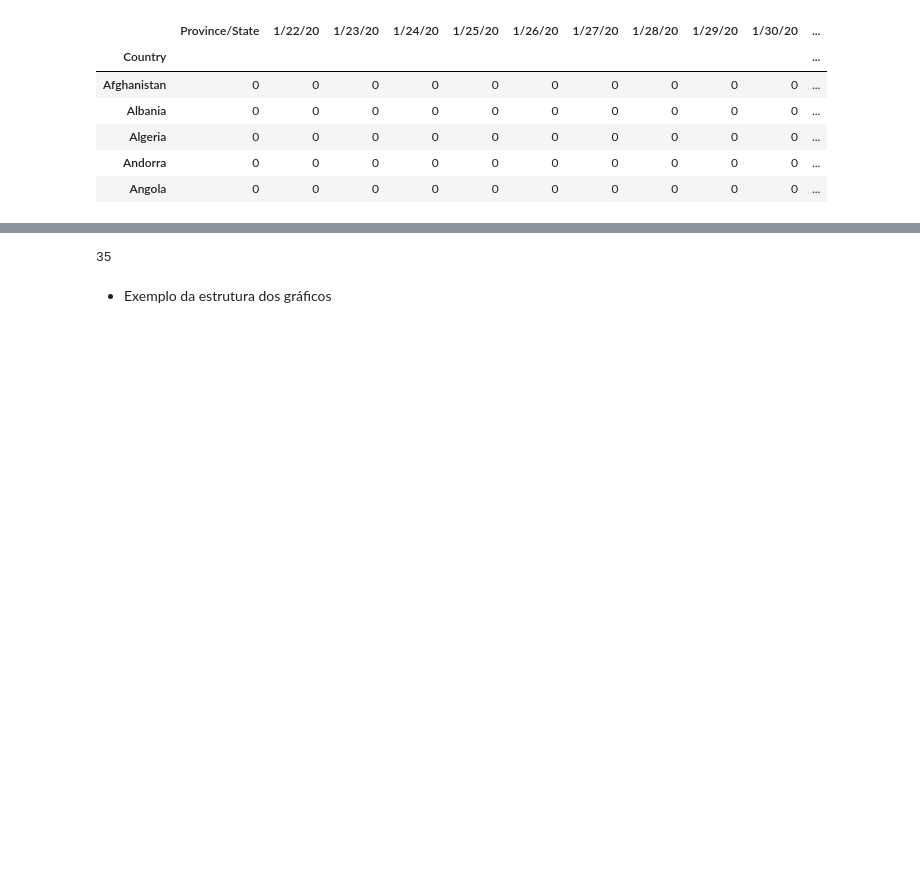
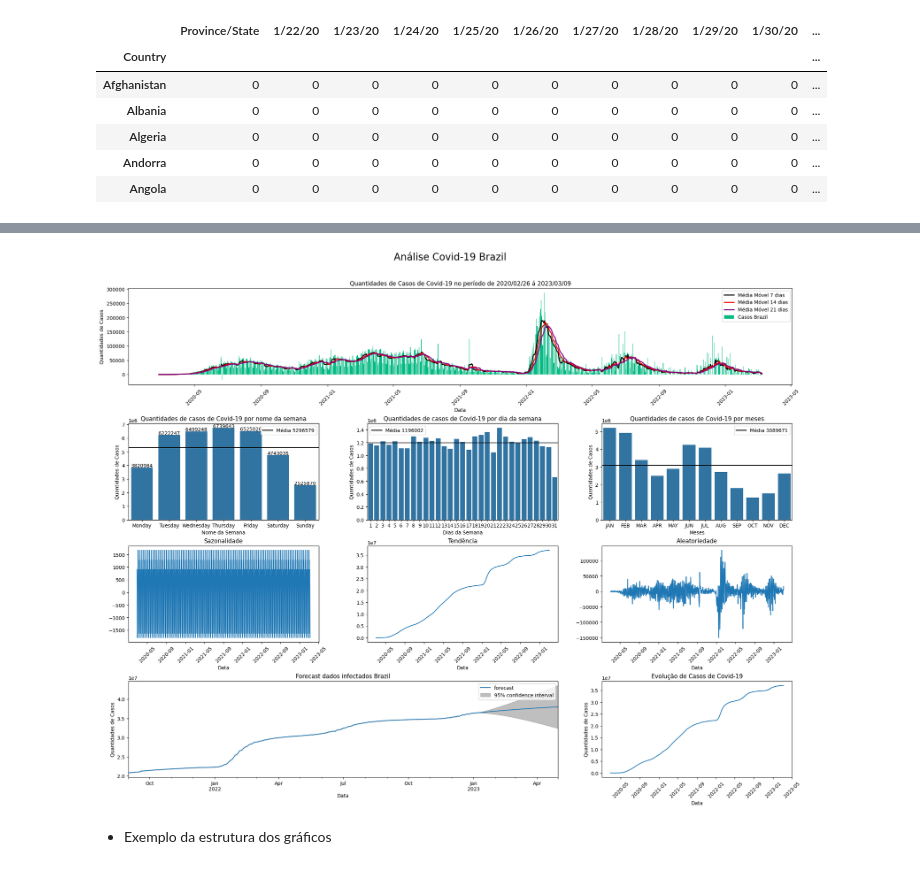
Before and after one commit to RogerioLS/Covid-19Mundial, a Jupyter notebook: Casos de Covid-19 mundial .ipynb, the cells around one changed output, grey strips where cells are left out. Saved outputs shown, nothing was run; the diff lists cells and outputs as text; code cells hidden in the pictures; blank space fills up the shorter version.

```diff
--- a/Casos de Covid-19 mundial .ipynb
+++ b/Casos de Covid-19 mundial .ipynb
@@ -117,16 +117,16 @@ def annotate_bar_horizontal(ax):
                     va = 'center', fontsize=10, color='black', xytext=(0,1),
                     textcoords='offset points', ha='left')
 
-
 def trans_data(df, pais):
-
-    df = pd.DataFrame(df).rename_axis('data')
-    df['data'] = pd.to_datetime(df['data'])
-    df = df.set_index('data')
-    df = df[pais]
+    #df = df.loc[pais][1:]
+    #df = pd.DataFrame(df).rename_axis('data')
+    #df = df.reset_index(level=0, drop=False)
+    date = df['data'].to_list()
+    date = pd.to_datetime(date)
+    data = df[pais].to_list()
+    df = pd.DataFrame(data={pais: data}, index=date)
 
     return df
-
 
 def plot_graf(df, pais):
 
@@ -171,6 +171,10 @@ def plot_graf(df, pais):
 
     ts = df[['data', pais]]
     ts = trans_data(ts, pais)
+
+    train_ts = ts[:-60]
+    test_ts = ts[-60:]
+
     decomposicao = seasonal_decompose(ts, period=12)
 
     #tendencia
@@ -180,9 +184,12 @@ def plot_graf(df, pais):
     #erro
     aleatorio = decomposicao.resid
 
-    modelo = ARIMA(ts, order=(2, 1, 2), freq=ts.index.inferred_freq)
+    modelo = ARIMA(train_ts, order = (2, 1, 2), freq = train_ts.index.inferred_freq)
     modelo_treinado = modelo.fit()
-    modelo_treinado.summary()
+
+    # Previsão
+    forecast = modelo_treinado.forecast(steps=30)
+    df_forecast = pd.DataFrame(data={"Forecast": forecast}, index=test_ts.index)
 
     fig = plt.figure(figsize=(20,15))
 
@@ -279,8 +286,8 @@ def plot_graf(df, pais):
         xlabel='Data')
 
     ax08 = fig.add_subplot(gs[-1,:2])
-    eixo = ts.plot()
-    plot_predict(modelo_treinado, '2021-09-01', '2023-02-28', ax = eixo, plot_insample = True)
+    #eixo = ts.plot()
+    plot_predict(modelo_treinado, '2021-09-01', '2023-04-30', ax = ax08, plot_insample = True)
     ax08.set(
         title= f'Forecast dados infectados {pais}',
         ylabel='Quantidades de Casos',
@@ -346,14 +314,12 @@ minutes, seconds = seconds // 60, seconds % 60
-# %%
-diff.days // 30
-months, days
-# %% [output]
-35
 # %%
 country = 'Brazil'
 dd = df_pais.loc[country][1:]
 dd = new_df_treaty(dd, country)
-dd = df_data_2021(dd)
-##plot_graf(dd, country)
+#dd = df_data_2022(dd)
+dd.head(3)
+plot_graf(dd, country)
+# %% [output]
+[figure, added]
 # %% [markdown]
 - Exemplo da estrutura dos gráficos
 # %%
```
Also changed, not shown: parts of 14 cells of this notebook.
